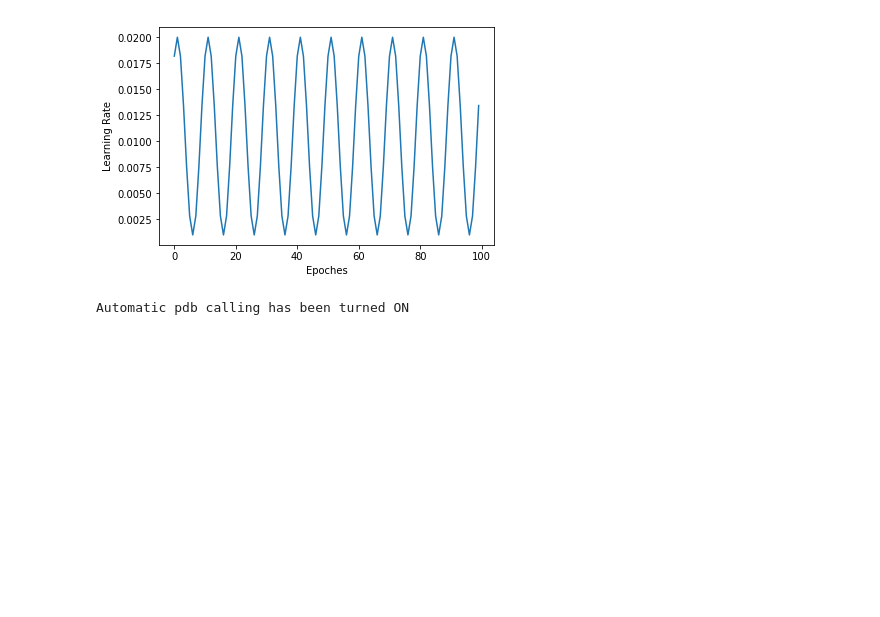
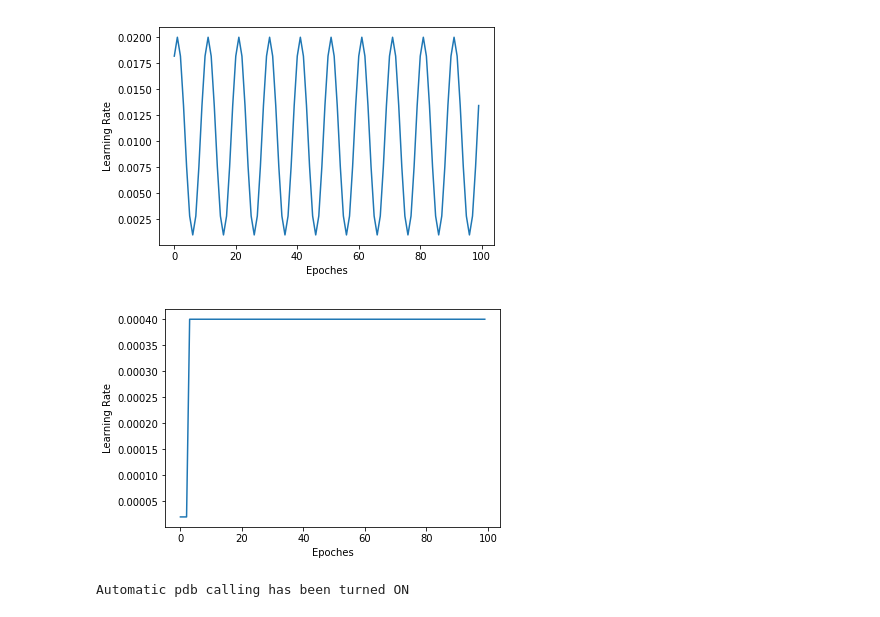
Before and after one commit to 7kbird/learning_notes, a Jupyter notebook: fast_ai/deeplearning/lesson14_rossman.ipynb, the cells around one changed output. Saved outputs shown, nothing was run; the diff lists cells and outputs as text; code cells hidden in the pictures; blank space fills up the shorter version.

```diff
--- a/fast_ai/deeplearning/lesson14_rossman.ipynb
+++ b/fast_ai/deeplearning/lesson14_rossman.ipynb
@@ -595,15 +643,16 @@ class DataMapper(object):
             type_maps.append((col, map_type))
         return type_maps
 # %%
-mapper = DataMapper(total_processed,
-                    max_cat_unique=30,
-                    categorical=['Store'],
-                    drop=['Max_VisibilityKm', 'Mean_VisibilityKm', 'Min_VisibilitykM', 'Max_Gust_SpeedKm_h', 'Id', 'Customers',
-                         'Sales'])
-# mapper = DataMapper(train_processed, max_cat_unique=30,
-#                     categorical=['Store', 'Year', 'Month', 'Day', 'DayOfWeek', 'Promo', 'State'],
-#                     drop_all=True
-#                    )
+# mapper = DataMapper(total_processed,
+#                     max_cat_unique=30,
+#                     categorical=['Store'],
+#                     drop=['Max_VisibilityKm', 'Mean_VisibilityKm', 'Min_VisibilitykM', 'Max_Gust_SpeedKm_h', 'Id', 'Customers',
+#                          'Sales'])
+mapper = DataMapper(train_processed, max_cat_unique=30,
+                    categorical=['Store', 'Year', 'Month', 'Day', 'DayOfWeek', 'Promo', 'State', 'StateHoliday', 'SchoolHoliday', 'CompetitionOpenSinceMonth', 'Promo2SinceWeek', 'StoreType', 'Assortment'],
+                    numeric=['CompetitionDistance', ]
+                    drop_all=True
+                   )
 mapper.fit()
 # %% [output]
 of pandas will change to not sort by default.
@@ -700,20 +747,20 @@ class PaperModel(nn.Module):
         num_feature_size = len(mapper.num_map.features)*10
         if num_feature_size > 0:
             self.num_features = nn.Sequential(nn.Linear(len(mapper.num_map.features), num_feature_size),
-                                              nn.ReLU(),
+                                             #nn.ReLU(),
                                              )
         else:
             self.num_features = None
         total_input_features = sum([emb.embedding_dim for emb in self.cat_features]) + num_feature_size
-        self.main = nn.Sequential(#nn.Dropout(0.02),
-                                  nn.BatchNorm1d(total_input_features),
+        self.main = nn.Sequential(nn.Dropout(0.02),
+                                  #nn.BatchNorm1d(total_input_features),
                                   nn.Linear(total_input_features, 1000),
                                   nn.ReLU(),
-                                  nn.BatchNorm1d(1000),
+                                  #nn.BatchNorm1d(1000),
                                   nn.Linear(1000, 500),
                                   nn.ReLU(),
-                                  nn.BatchNorm1d(500),
-                                  #nn.Dropout(0.2),
+                                  #nn.BatchNorm1d(500),
+                                  nn.Dropout(0.2),
                                   nn.Linear(500, 1),
                                   nn.Sigmoid(),
                                  )
@@ -739,7 +786,8 @@ class PaperModel(nn.Module):
         if class_name in ['Linear']:
             nn.init.uniform_(m.weight.data, -0.05, 0.05)
         elif class_name == 'Embedding':
-            nn.init.uniform_(m.weight.data, -0.05, 0.05)
+            scale = 2.0/(m.weight.size()[1] + 1)
+            nn.init.uniform_(m.weight.data, -scale, scale)
         elif class_name not in ['ModuleList', 'Sequential', self.__class__.__name__]:
             print('Not Init', class_name)
 # %%
@@ -878,8 +932,10 @@ class RMSEP(object):
         self.sum = 0
         self.n = 0
 
-optimizer = torch.optim.Adam(model.parameters(), lr=0.002)
-scheduler = torch.optim.lr_scheduler.CosineAnnealingLR(optimizer, 5, 0.001)
+optimizer = torch.optim.Adam(model.parameters(), lr=0.001)
+scheduler = None
+#scheduler = torch.optim.lr_scheduler.LambdaLR(optimizer, lambda ep: 0.0001 if ep==0 else 0.001)
+#scheduler = torch.optim.lr_scheduler.CosineAnnealingLR(optimizer, 5, 0.001)
 learner = Learner(model, optimizer, nn.L1Loss(), dataloader, valid_loader=val_dataloader,
-                  metrics={'rmsep': RMSEP(use_log=False)}, scheduler=scheduler)
+                  metrics={'rmsep': RMSEP(use_log=use_log)}, scheduler=scheduler)
 # %%
@@ -918,6 +976,10 @@ def plot_sheduler(scheduler, min_lr=1e-10, max_ep=100):
 plot_sheduler(torch.optim.lr_scheduler.CosineAnnealingLR(torch.optim.Adam(model.parameters(), lr=0.02), 5, 0.001, -1))
 # %% [output]
 [figure]
+# %%
+plot_sheduler(torch.optim.lr_scheduler.LambdaLR(torch.optim.Adam(model.parameters(), lr=0.02), lambda ep: 0.001 if ep < 2 else 0.02))
+# %% [output]
+[figure, added]
 # %%
 %pdb
 # %% [output]
```
Also changed, not shown: parts of 20 cells of this notebook.
